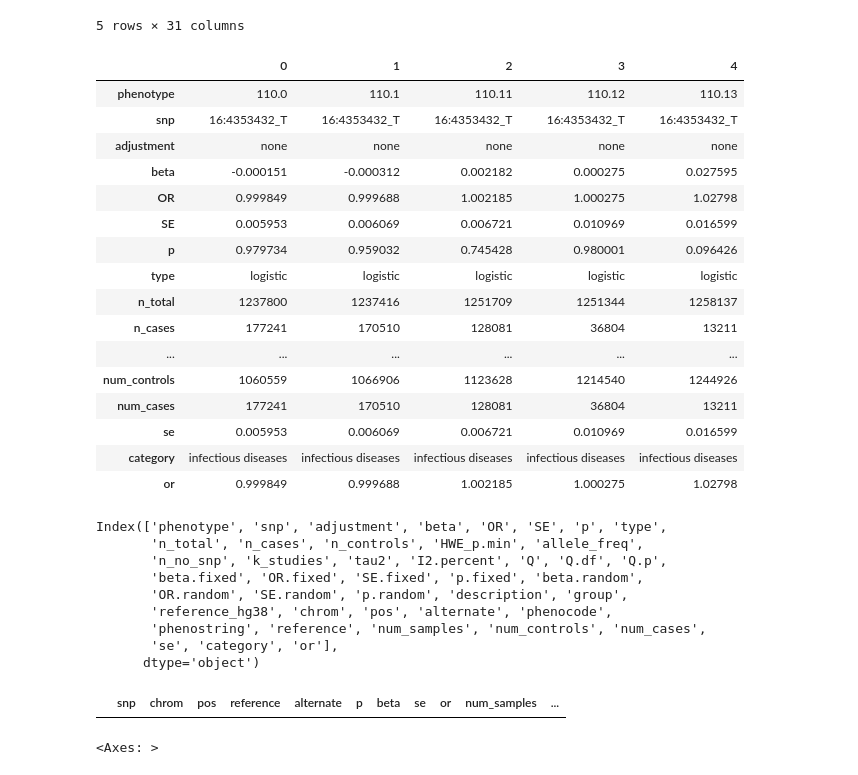
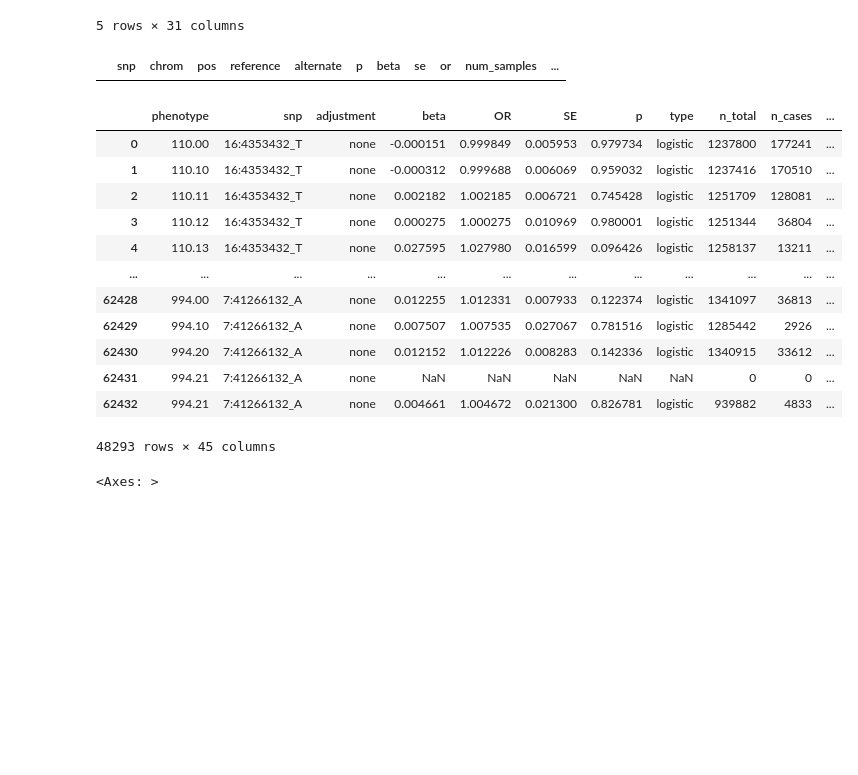
Before and after one commit to wayne-monical/deploying-pheweb, a Jupyter notebook: data_preprocessing/data_preprocessing.ipynb, the cells around one changed output. Drawn from its saved outputs; the diff is of its cells as text; code cells hidden in the pictures; blank space fills up the shorter version.

```diff
--- a/data_preprocessing/data_preprocessing.ipynb
+++ b/data_preprocessing/data_preprocessing.ipynb
@@ -59,38 +68,6 @@ df_combined = df_combined.assign(
 )
 
 df_combined['or'] = df_combined.OR
-# %%
-df_combined.head().T
-# %% [output]
-|  | 0 | 1 | 2 | 3 | 4 |
-| phenotype | 110.0 | 110.1 | 110.11 | 110.12 | 110.13 |
-| snp | 16:4353432_T | 16:4353432_T | 16:4353432_T | 16:4353432_T | 16:4353432_T |
-| adjustment | none | none | none | none | none |
-| beta | -0.000151 | -0.000312 | 0.002182 | 0.000275 | 0.027595 |
-| OR | 0.999849 | 0.999688 | 1.002185 | 1.000275 | 1.02798 |
-| SE | 0.005953 | 0.006069 | 0.006721 | 0.010969 | 0.016599 |
-| p | 0.979734 | 0.959032 | 0.745428 | 0.980001 | 0.096426 |
-| type | logistic | logistic | logistic | logistic | logistic |
-| n_total | 1237800 | 1237416 | 1251709 | 1251344 | 1258137 |
-| n_cases | 177241 | 170510 | 128081 | 36804 | 13211 |
-| ... | ... | ... | ... | ... | ... |
-| num_controls | 1060559 | 1066906 | 1123628 | 1214540 | 1244926 |
-| num_cases | 177241 | 170510 | 128081 | 36804 | 13211 |
-| se | 0.005953 | 0.006069 | 0.006721 | 0.010969 | 0.016599 |
-| category | infectious diseases | infectious diseases | infectious diseases | infectious diseases | infectious diseases |
-| or | 0.999849 | 0.999688 | 1.002185 | 1.000275 | 1.02798 |
-# %%
-df_combined.columns
-# %% [output]
-Index(['phenotype', 'snp', 'adjustment', 'beta', 'OR', 'SE', 'p', 'type',
-       'n_total', 'n_cases', 'n_controls', 'HWE_p.min', 'allele_freq',
-       'n_no_snp', 'k_studies', 'tau2', 'I2.percent', 'Q', 'Q.df', 'Q.p',
-       'beta.fixed', 'OR.fixed', 'SE.fixed', 'p.fixed', 'beta.random',
-       'OR.random', 'SE.random', 'p.random', 'description', 'group',
-       'reference_hg38', 'chrom', 'pos', 'alternate', 'phenocode',
-       'phenostring', 'reference', 'num_samples', 'num_controls', 'num_cases',
-       'se', 'category', 'or'],
-      dtype='object')
 # %%
 final_cols = [
     'chrom', 'pos', 'reference', 'alternate', 'p',
@@ -104,6 +81,22 @@ df_combined = df_combined[df_combined.reference != df_combined.alternate]
 df_combined[df_combined.chrom.isna()][['snp'] + final_cols]
 # %% [output]
 |  | snp | chrom | pos | reference | alternate | p | beta | se | or | num_samples | ... |
+# %%
+df_combined
+# %% [output]
+|  | phenotype | snp | adjustment | beta | OR | SE | p | type | n_total | n_cases | ... |
+| 0 | 110.00 | 16:4353432_T | none | -0.000151 | 0.999849 | 0.005953 | 0.979734 | logistic | 1237800 | 177241 | ... |
+| 1 | 110.10 | 16:4353432_T | none | -0.000312 | 0.999688 | 0.006069 | 0.959032 | logistic | 1237416 | 170510 | ... |
+| 2 | 110.11 | 16:4353432_T | none | 0.002182 | 1.002185 | 0.006721 | 0.745428 | logistic | 1251709 | 128081 | ... |
+| 3 | 110.12 | 16:4353432_T | none | 0.000275 | 1.000275 | 0.010969 | 0.980001 | logistic | 1251344 | 36804 | ... |
+| 4 | 110.13 | 16:4353432_T | none | 0.027595 | 1.027980 | 0.016599 | 0.096426 | logistic | 1258137 | 13211 | ... |
+| ... | ... | ... | ... | ... | ... | ... | ... | ... | ... | ... | ... |
+| 62428 | 994.00 | 7:41266132_A | none | 0.012255 | 1.012331 | 0.007933 | 0.122374 | logistic | 1341097 | 36813 | ... |
+| 62429 | 994.10 | 7:41266132_A | none | 0.007507 | 1.007535 | 0.027067 | 0.781516 | logistic | 1285442 | 2926 | ... |
+| 62430 | 994.20 | 7:41266132_A | none | 0.012152 | 1.012226 | 0.008283 | 0.142336 | logistic | 1340915 | 33612 | ... |
+| 62431 | 994.21 | 7:41266132_A | none | NaN | NaN | NaN | NaN | NaN | 0 | 0 | ... |
+| 62432 | 994.21 | 7:41266132_A | none | 0.004661 | 1.004672 | 0.021300 | 0.826781 | logistic | 939882 | 4833 | ... |
+48293 rows × 45 columns
 # %%
 # sort
 df_combined = df_combined.sort_values('phenocode')
```
Also changed, not shown: parts of 11 cells of this notebook, 1 other file.
